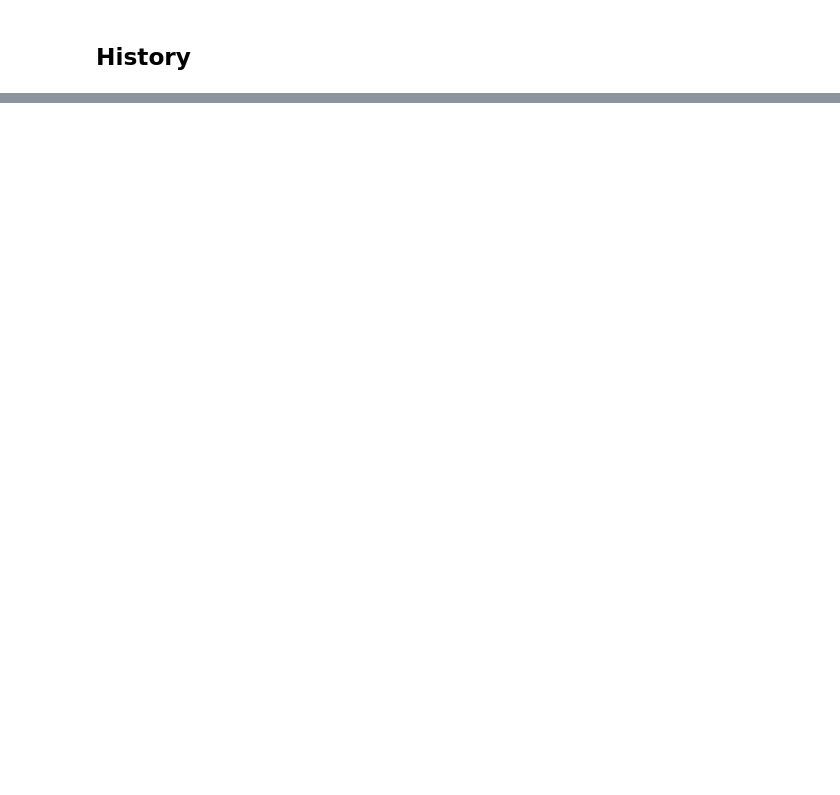
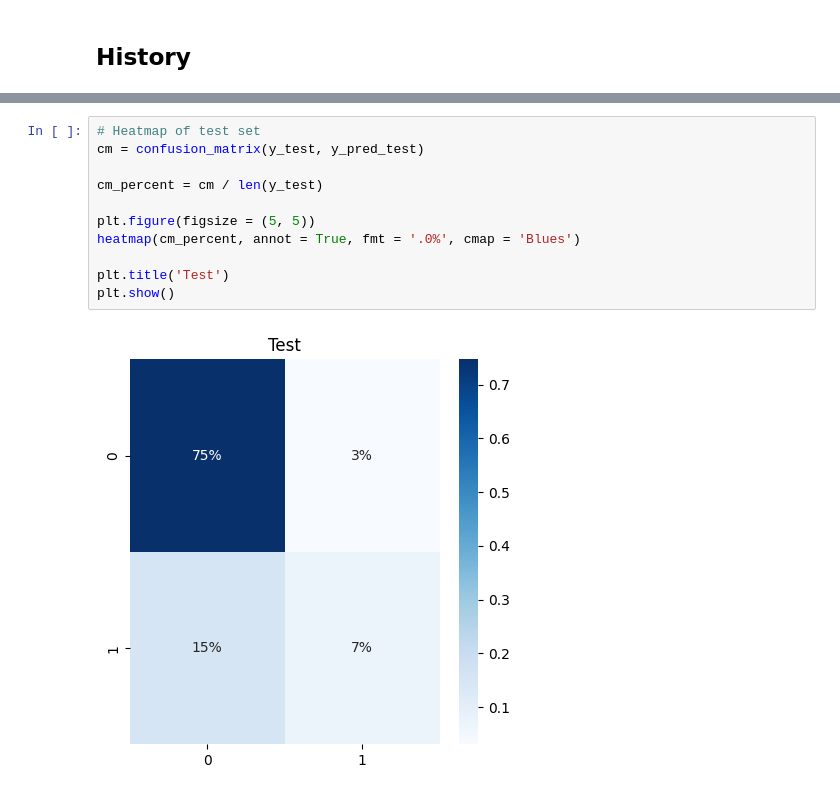
Before and after one commit to sebalexsmith/BBAN3001, a Jupyter notebook: Aritficial Neural Networks/Exercise_10_Template.ipynb, the cells around one changed output, grey strips where cells are left out. Drawn from its saved outputs; the diff is of its cells as text; blank space fills up the shorter version.

```diff
--- a/Aritficial Neural Networks/Exercise_10_Template.ipynb
+++ b/Aritficial Neural Networks/Exercise_10_Template.ipynb
@@ -190,0 +222,13 @@ plt.show()
+# %%
+# Heatmap of test set
+cm = confusion_matrix(y_test, y_pred_test)
+
+cm_percent = cm / len(y_test)
+
+plt.figure(figsize = (5, 5))
+heatmap(cm_percent, annot = True, fmt = '.0%', cmap = 'Blues')
+
+plt.title('Test')
+plt.show()
+# %% [output]
+[figure, added]
```
Also changed, not shown: parts of 14 cells of this notebook.
